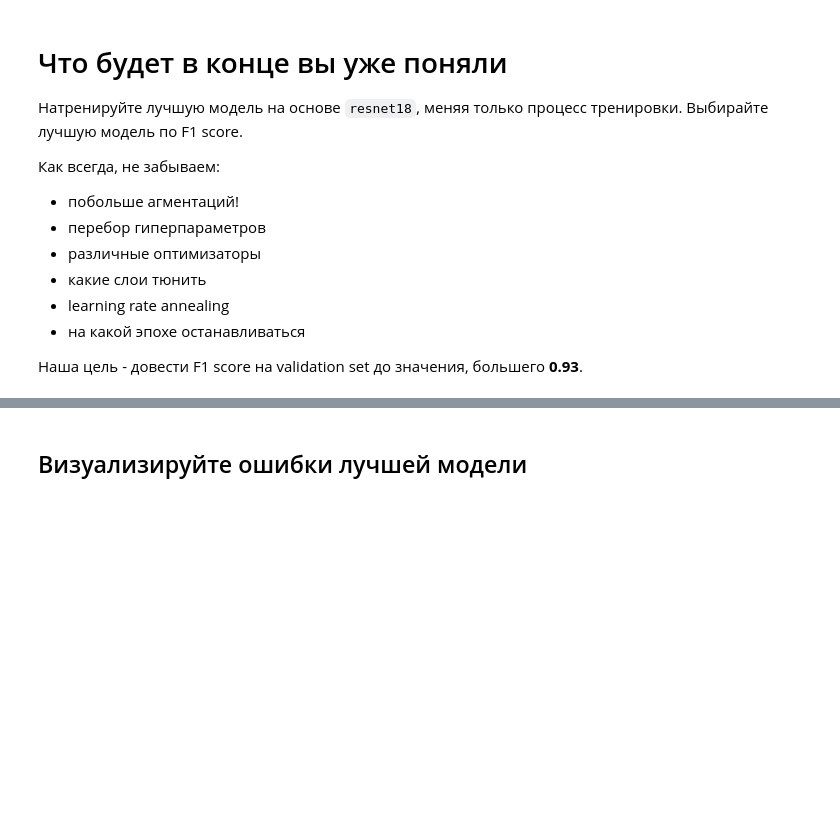
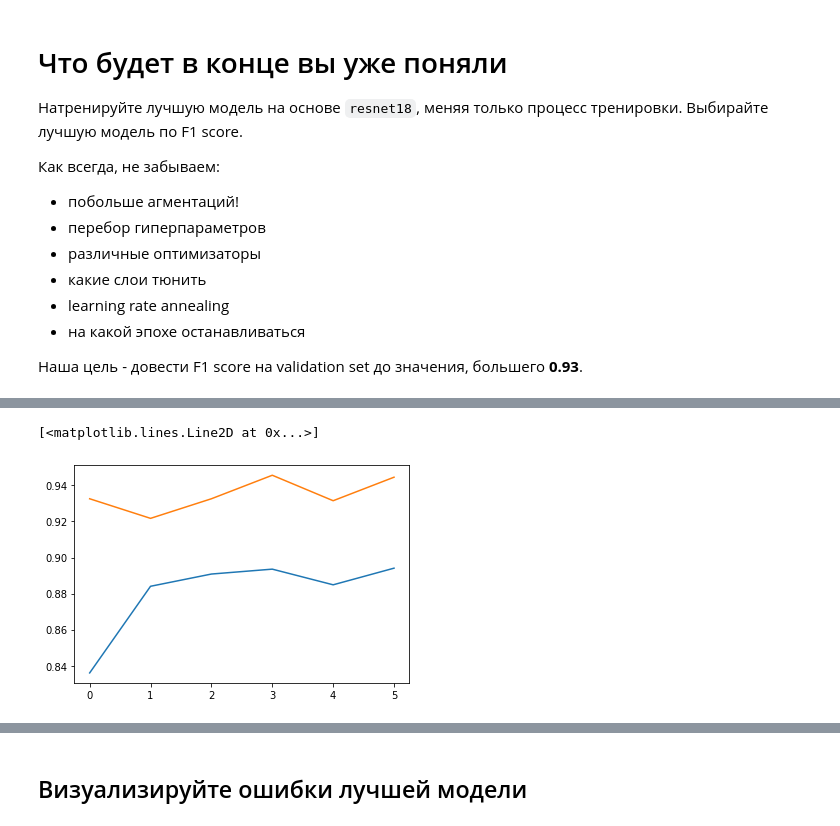
Before and after one commit to savchenkoyana/dlcourse_ai, a Jupyter notebook: assignments/assignment4/HotdogOrNot.ipynb, the cells around one changed output, grey strips where cells are left out. Drawn from its saved outputs; the diff is of its cells as text; code cells hidden in the pictures; blank space fills up the shorter version.

```diff
--- a/assignments/assignment4/HotdogOrNot.ipynb
+++ b/assignments/assignment4/HotdogOrNot.ipynb
@@ -580,0 +552,32 @@ best_model = model
+# %%
+tm = transforms.Compose([
+                        transforms.Resize((224, 224)),
+                        transforms.RandomHorizontalFlip(),
+                        transforms.RandomVerticalFlip(),
+                        transforms.RandomRotation(90),
+                        transforms.ToTensor(),
+                        transforms.Normalize(mean=[0.485, 0.456, 0.406],
+                              std=[0.229, 0.224, 0.225])
+                        ])
+
+train_aug_dataset = HotdogOrNotDataset(train_folder, transform=tm)
+train_aug_loader = torch.utils.data.DataLoader(train_aug_dataset, batch_size=batch_size,
+                                           sampler=train_sampler)
+# %%
+# TODO: Train your best model!
+best_model = models.resnet18(pretrained=True)
+
+for param in best_model.parameters():
+    param.requires_grad = False
+    #param = param.detach()
+
+num_ftrs = best_model.fc.in_features
+best_model.fc = nn.Linear(num_ftrs, 2)
+
+best_model = best_model.to(device)
+
+loss = nn.CrossEntropyLoss()
+optimizer = optim.SGD(best_model.fc.parameters(), lr=1e-3, weight_decay=1e-4, momentum=0.9)
+
+loss_history, train_history_1, val_history_1 = train_model(best_model, train_aug_loader, val_loader,
+                                                           loss, optimizer, 6)
@@ -580,0 +591,6 @@ best_model = model
+# %%
+plt.plot(train_history_1)
+plt.plot(val_history_1)
+# %% [output]
+[<matplotlib.lines.Line2D at 0x...>]
+[figure, added]
```
Also changed, not shown: parts of 27 cells of this notebook.
